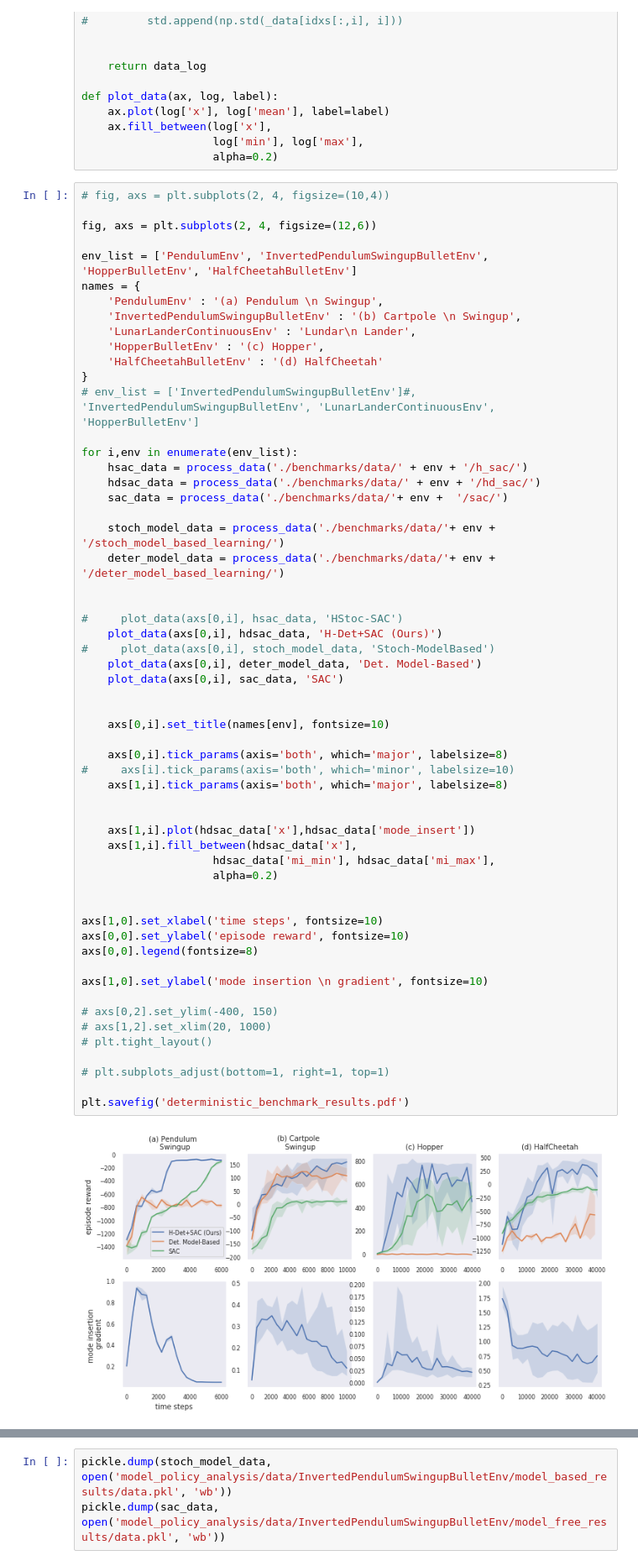
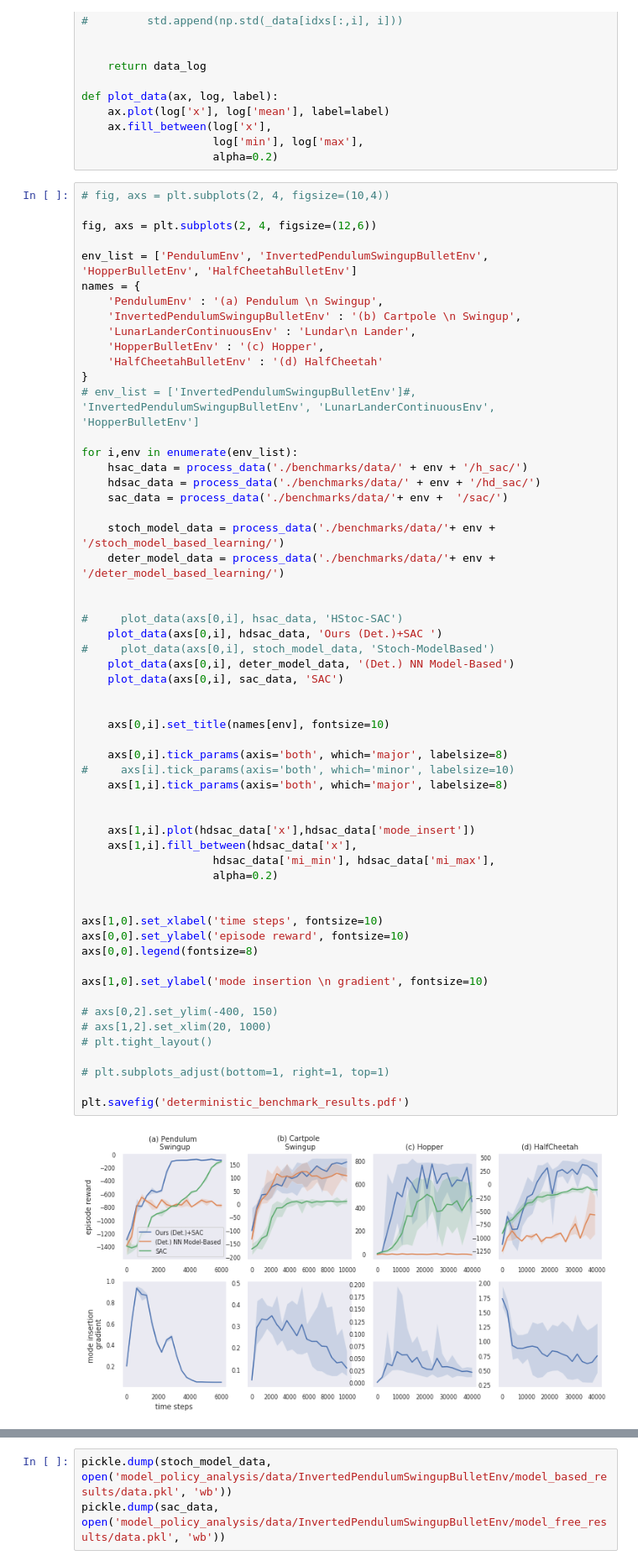
Before and after one commit to i-abr/HybridLearning, a Jupyter notebook: analysis.ipynb, the cells around one changed output, grey strips where cells are left out. Shown at 84% size. Drawn from its saved outputs; the diff is of its cells as text.

```diff
--- a/analysis.ipynb
+++ b/analysis.ipynb
@@ -145,40 +145,40 @@ for i,env in enumerate(env_list):
 
 
 #     plot_data(axs[0,i], hsac_data, 'HStoc-SAC')
-    plot_data(axs[0,i], hdsac_data, 'H-Det+SAC (Ours)')
+    plot_data(axs[0,i], hdsac_data, 'Ours (Det.)+SAC ')
 #     plot_data(axs[0,i], stoch_model_data, 'Stoch-ModelBased')
-    plot_data(axs[0,i], deter_model_data, 'Det. Model-Based')
+    plot_data(axs[0,i], deter_model_data, '(Det.) NN Model-Based')
     plot_data(axs[0,i], sac_data, 'SAC')
 
 
     axs[0,i].set_title(names[env], fontsize=10)
 
     axs[0,i].tick_params(axis='both', which='major', labelsize=8)
 #     axs[i].tick_params(axis='both', which='minor', labelsize=10)
     axs[1,i].tick_params(axis='both', which='major', labelsize=8)
 
 
     axs[1,i].plot(hdsac_data['x'],hdsac_data['mode_insert'])
     axs[1,i].fill_between(hdsac_data['x'],
                     hdsac_data['mi_min'], hdsac_data['mi_max'],
                     alpha=0.2)
 
 
 axs[1,0].set_xlabel('time steps', fontsize=10)
 axs[0,0].set_ylabel('episode reward', fontsize=10)
 axs[0,0].legend(fontsize=8)
 
 axs[1,0].set_ylabel('mode insertion \n gradient', fontsize=10)
 
 # axs[0,2].set_ylim(-400, 150)
 # axs[1,2].set_xlim(20, 1000)
 # plt.tight_layout()
 
 # plt.subplots_adjust(bottom=1, right=1, top=1)
 
 plt.savefig('deterministic_benchmark_results.pdf')
 # %% [output]
-[figure, old version]
+[figure, new version]
 # %%
 env = 'InvertedPendulumSwingupBulletEnv'
 hsac_data = process_data('./benchmarks/data/' + env + '/h_sac/')
```
Also changed, not shown: parts of 24 cells of this notebook, 40 other files.
